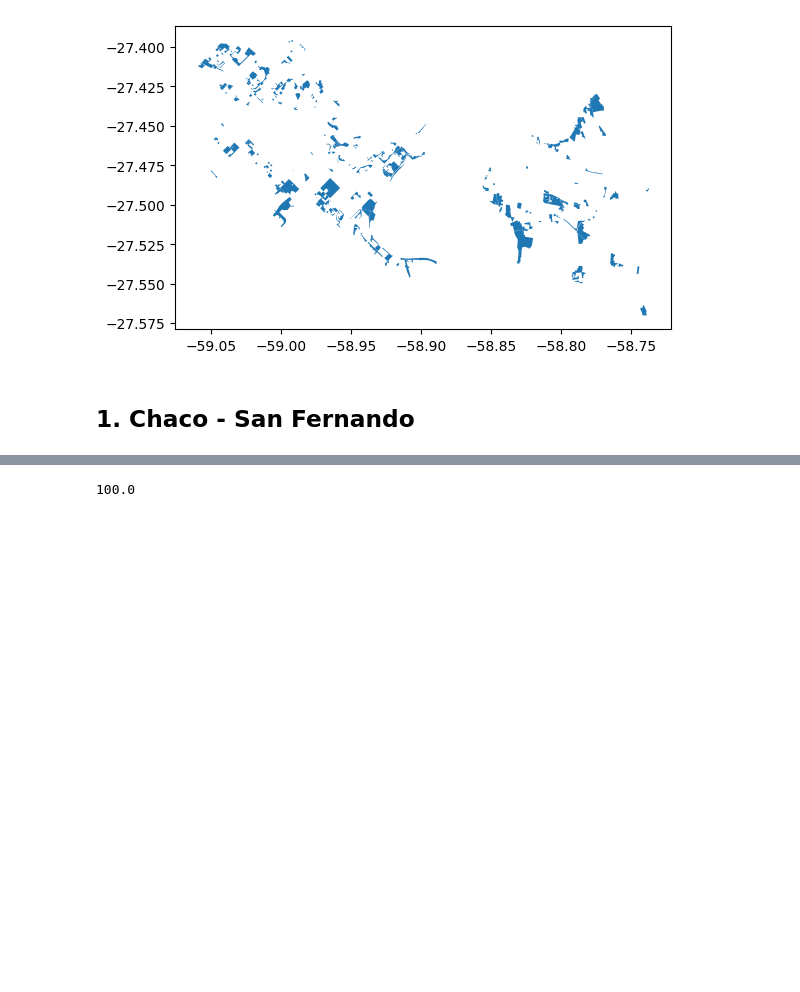
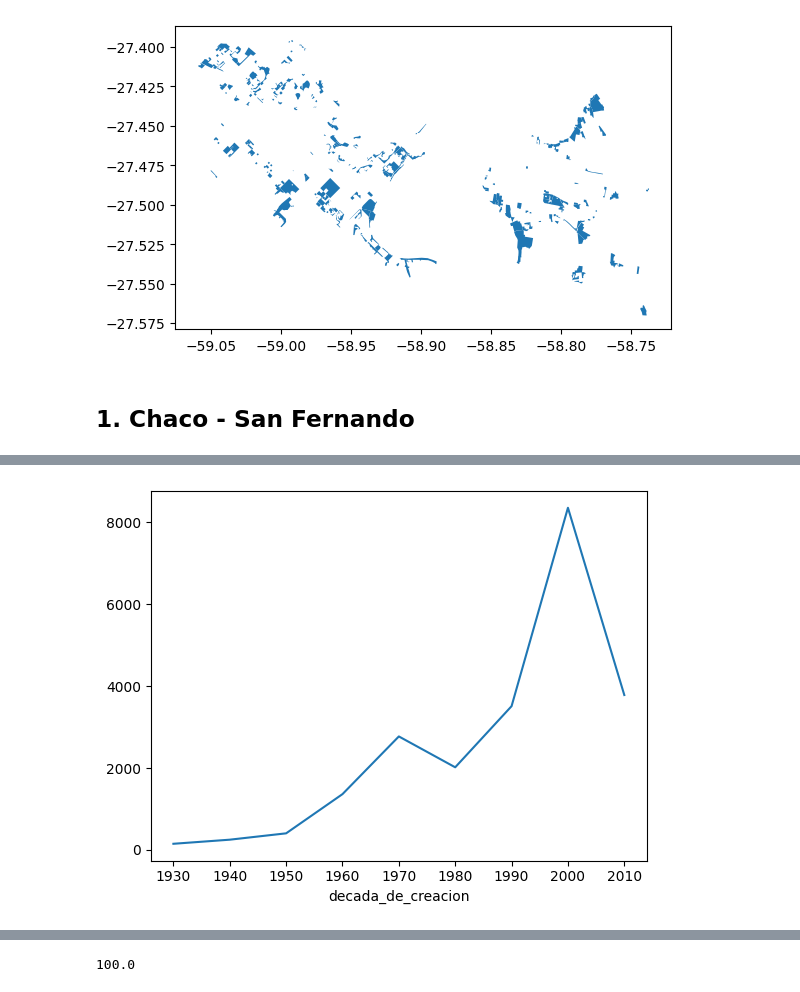
Before and after one commit to CEEU-lab/CENSAr, a Jupyter notebook: notebooks/03-tracts-overlays.ipynb, the cells around one changed output, grey strips where cells are left out. Cells and saved outputs as stored; diff of their text form; code cells hidden in the pictures; blank space fills up the shorter version.

```diff
--- a/notebooks/03-tracts-overlays.ipynb
+++ b/notebooks/03-tracts-overlays.ipynb
@@ -43,0 +45,6 @@ ax.set_axis_off();
+# %%
+chaco_trend = inf_chaco.groupby('decada_de_creacion')['cantidad_viviendas_aproximadas'].sum()
+chaco_trend.index = chaco_trend.index.map(lambda x: x[7:])
+chaco_trend.astype(int).plot(kind='line');
+# %% [output]
+[figure, added]
```
Also changed, not shown: parts of 8 cells of this notebook.
